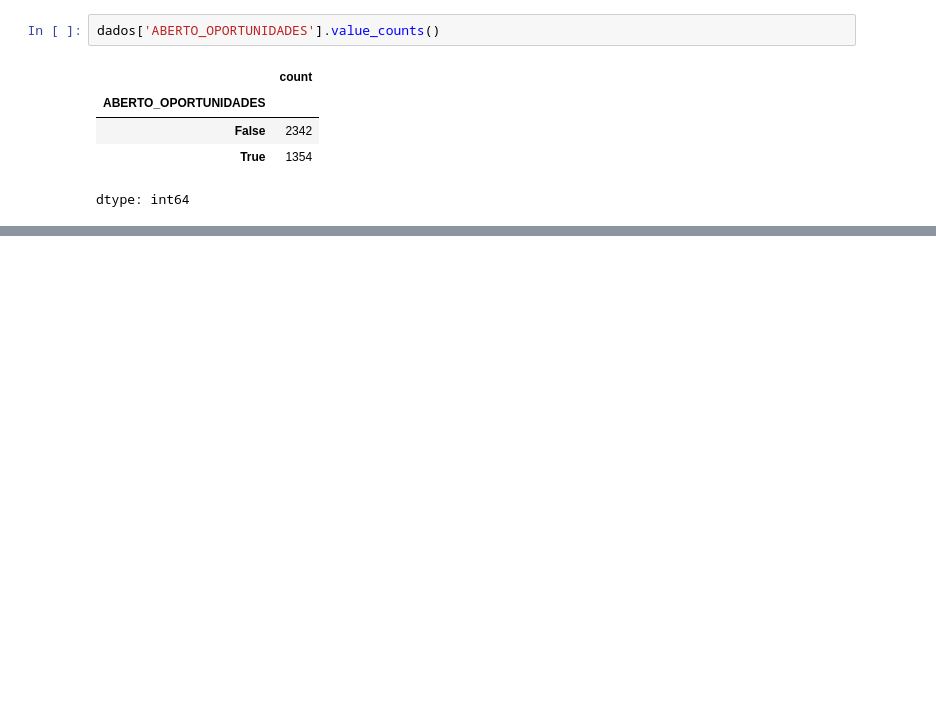
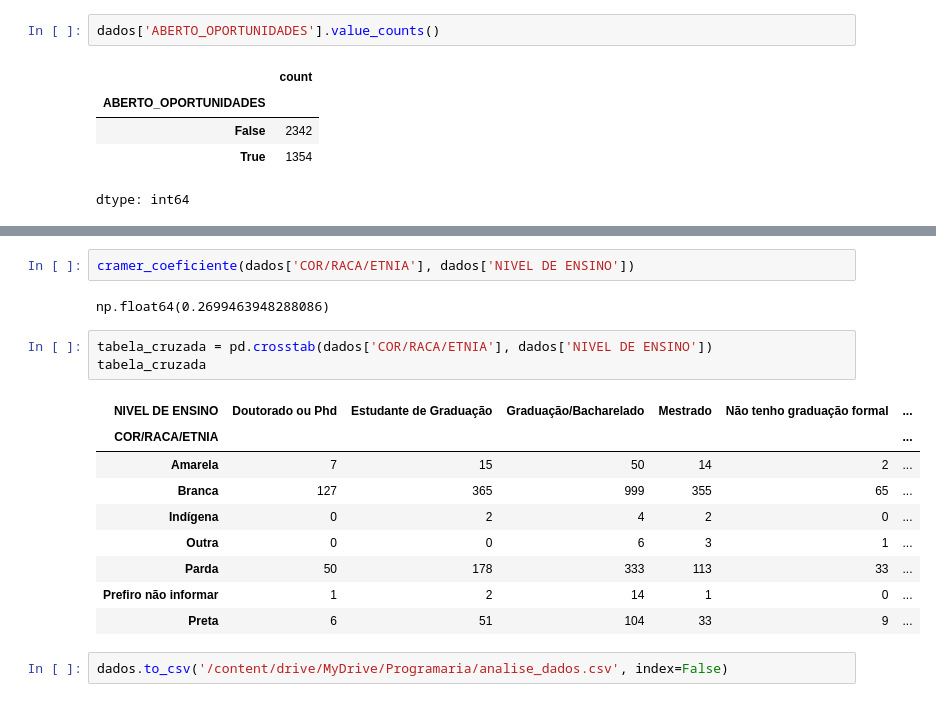
Before and after one commit to alessandrasarah/projetos-python, a Jupyter notebook: Análise_de_dados_biblioteca_Pandas.ipynb, the cells around one changed output, grey strips where cells are left out. Saved outputs shown, nothing was run; the diff lists cells and outputs as text; blank space fills up the shorter version.

```diff
--- a/Análise_de_dados_biblioteca_Pandas.ipynb
+++ b/Análise_de_dados_biblioteca_Pandas.ipynb
@@ -828,0 +862,19 @@ dtype: int64
+# %%
+cramer_coeficiente(dados['COR/RACA/ETNIA'], dados['NIVEL DE ENSINO'])
+# %% [output]
+np.float64(0.2699463948288086)
+# %%
+tabela_cruzada = pd.crosstab(dados['COR/RACA/ETNIA'], dados['NIVEL DE ENSINO'])
+tabela_cruzada
+# %% [output]
+| NIVEL DE ENSINO | Doutorado ou Phd | Estudante de Graduação | Graduação/Bacharelado | Mestrado | Não tenho graduação formal | ... |
+| COR/RACA/ETNIA |  |  |  |  |  | ... |
+| Amarela | 7 | 15 | 50 | 14 | 2 | ... |
+| Branca | 127 | 365 | 999 | 355 | 65 | ... |
+| Indígena | 0 | 2 | 4 | 2 | 0 | ... |
+| Outra | 0 | 0 | 6 | 3 | 1 | ... |
+| Parda | 50 | 178 | 333 | 113 | 33 | ... |
+| Prefiro não informar | 1 | 2 | 14 | 1 | 0 | ... |
+| Preta | 6 | 51 | 104 | 33 | 9 | ... |
+# %%
+dados.to_csv('/content/drive/MyDrive/Programaria/analise_dados.csv', index=False)
```
Also changed, not shown: parts of 11 cells of this notebook.
